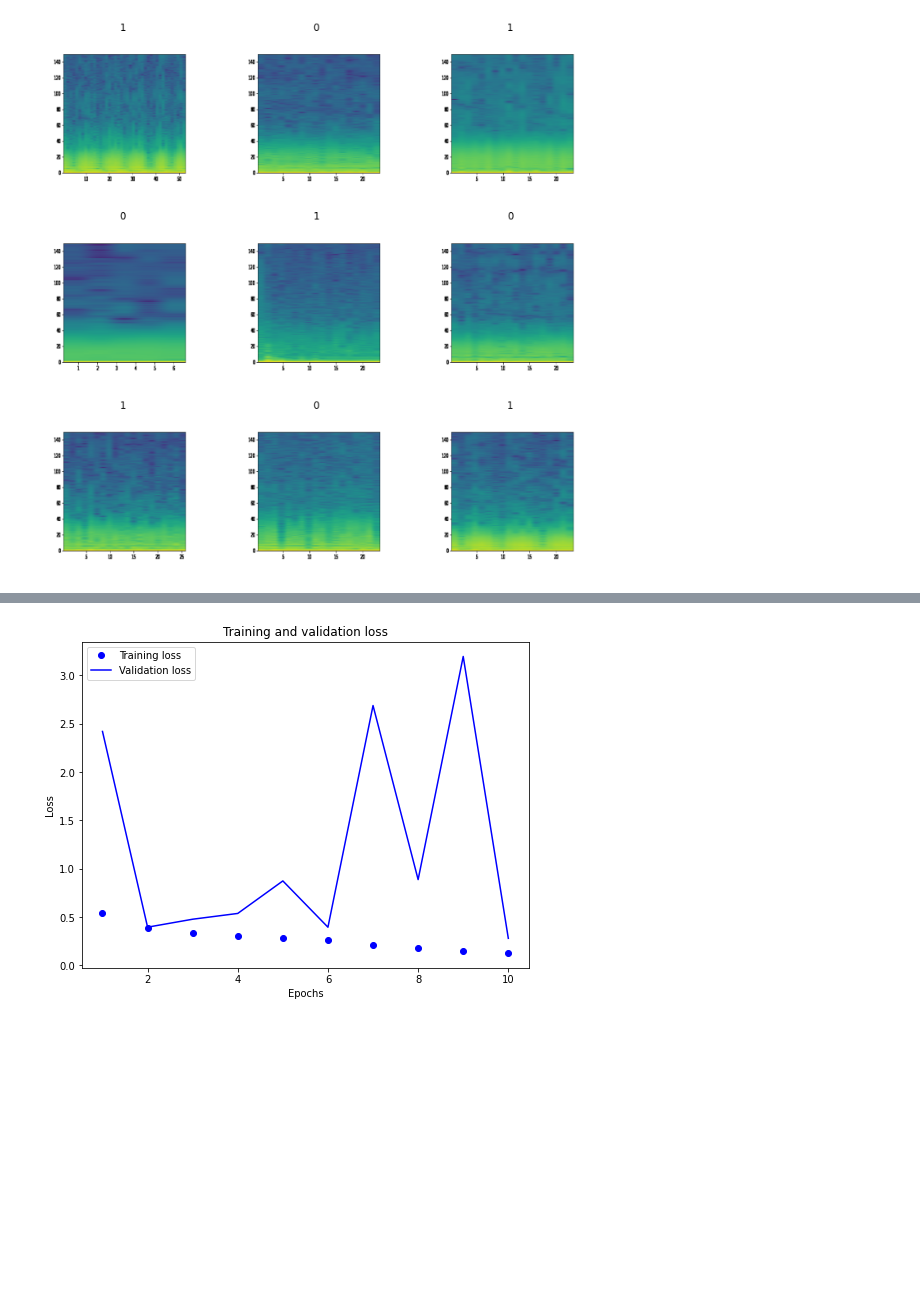
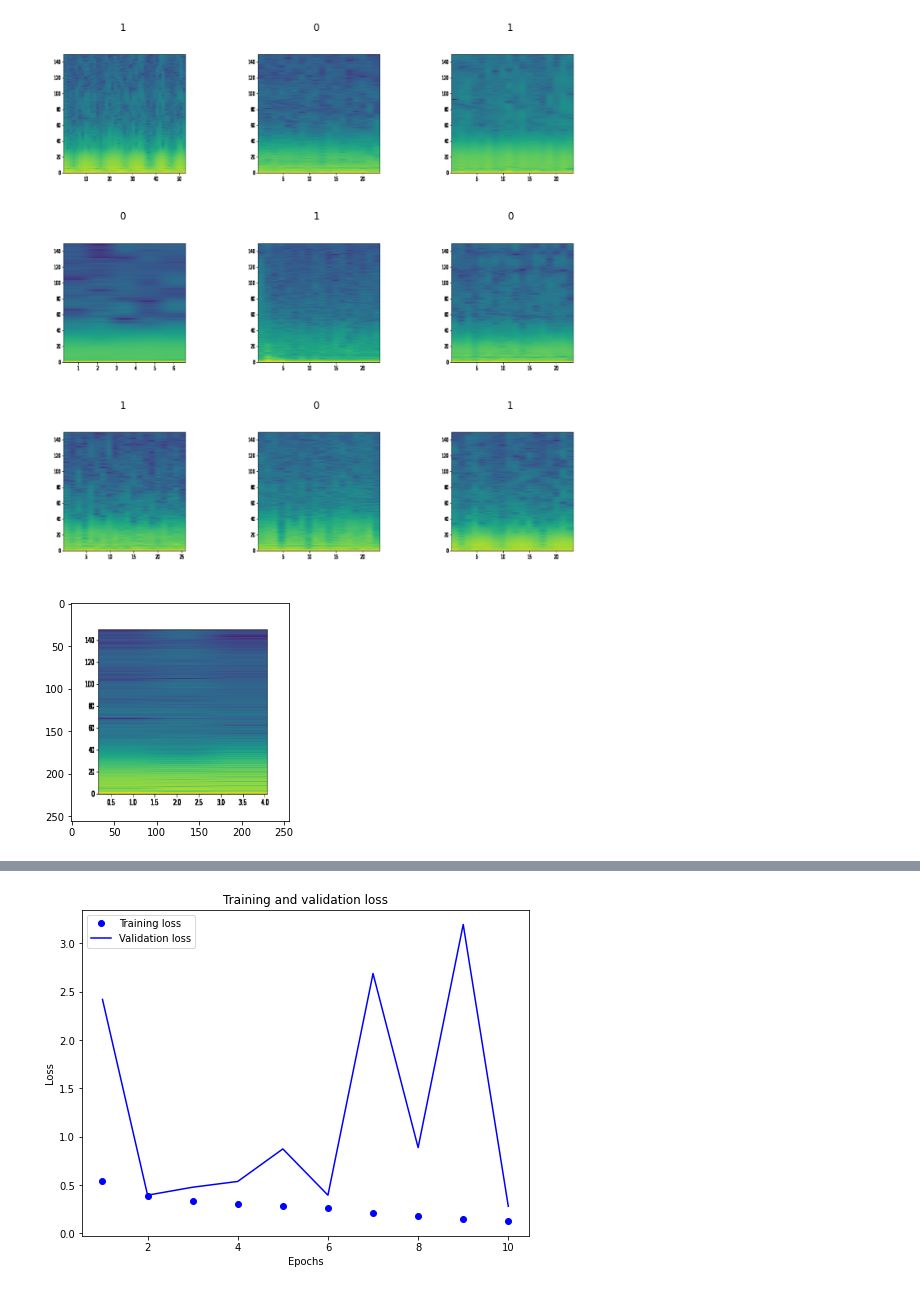
Before and after one commit to loewe2/die-sonderposten, a Jupyter notebook: CNN.ipynb, the cells around one changed output, grey strips where cells are left out. Drawn from its saved outputs; the diff is of its cells as text; code cells hidden in the pictures; blank space fills up the shorter version.

```diff
--- a/CNN.ipynb
+++ b/CNN.ipynb
@@ -161,6 +171,13 @@ def prepare(ds, augment=False):
 
 train_dataset = prepare(train_dataset, augment=False)
 valid_dataset = prepare(valid_dataset, augment=False)
+# %%
+for images, labels in train_dataset.take(1):  # only take first element of dataset
+    numpy_images = images.numpy()
+    numpy_labels = labels.numpy()
+    plt.imshow(numpy_images[1])
+# %% [output]
+[figure, added]
 # %%
 # Create CNN model
 model = tf.keras.models.Sequential()
```
Also changed, not shown: parts of 5 cells of this notebook.
